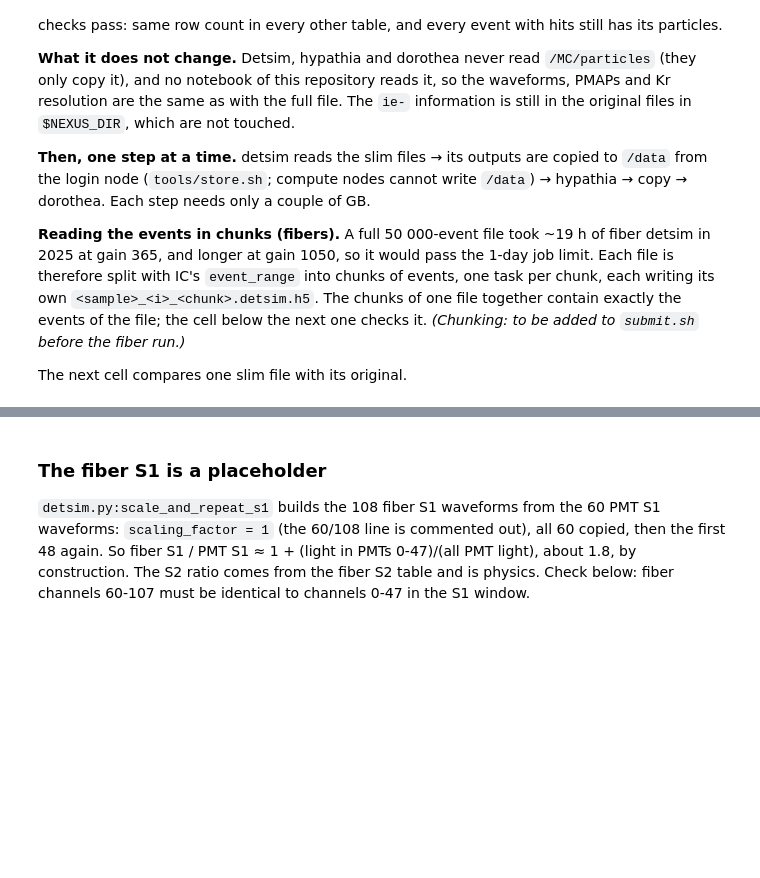
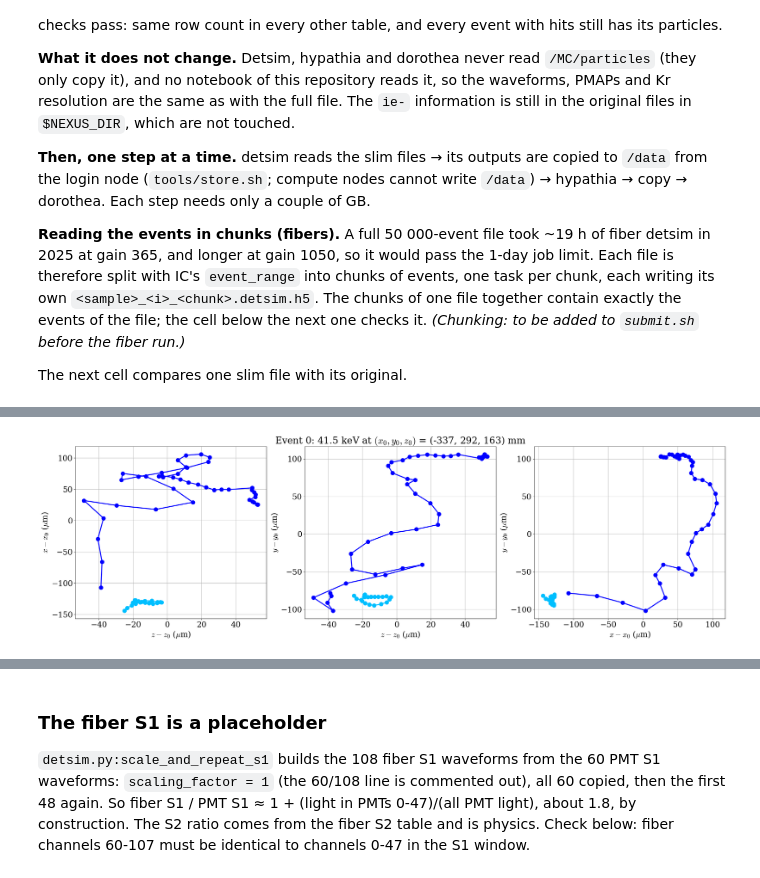
Before and after one commit to mariandbt/IC_ANALYSIS, a Jupyter notebook: notebooks/03_detsim.ipynb, the cells around one changed output, grey strips where cells are left out. Saved outputs shown, nothing was run; the diff lists cells and outputs as text; code cells hidden in the pictures; blank space fills up the shorter version.

```diff
--- a/notebooks/03_detsim.ipynb
+++ b/notebooks/03_detsim.ipynb
@@ -65,0 +95,14 @@ checks.summary_ic([f_fib, f_pmt])
+# %%
+from icana import plots
+plots.set_style()
+EVENTS = [0, 1, 2]     # rows to show (2025 notebook: 10 events)
+SAVE   = False         # True: also save each figure to work/figures/
+tag    = f"{SAMPLE}_{I}_{'new' if USE_NEW else '2025'}"
+def show(fig, name):
+    if SAVE: print("saved", plots.save(fig, f"{tag}_{name}"))
+    plt.show()
+# %%
+# 1. Hits of one event (fibers file; the PMTs file has the same hits)
+show(plots.hits_projections(f_fib, EVENTS[0]), f"hits_{EVENTS[0]}")
+# %% [output]
+[figure, added]
```
Also changed, not shown: parts of 9 cells of this notebook, 13 other files.
